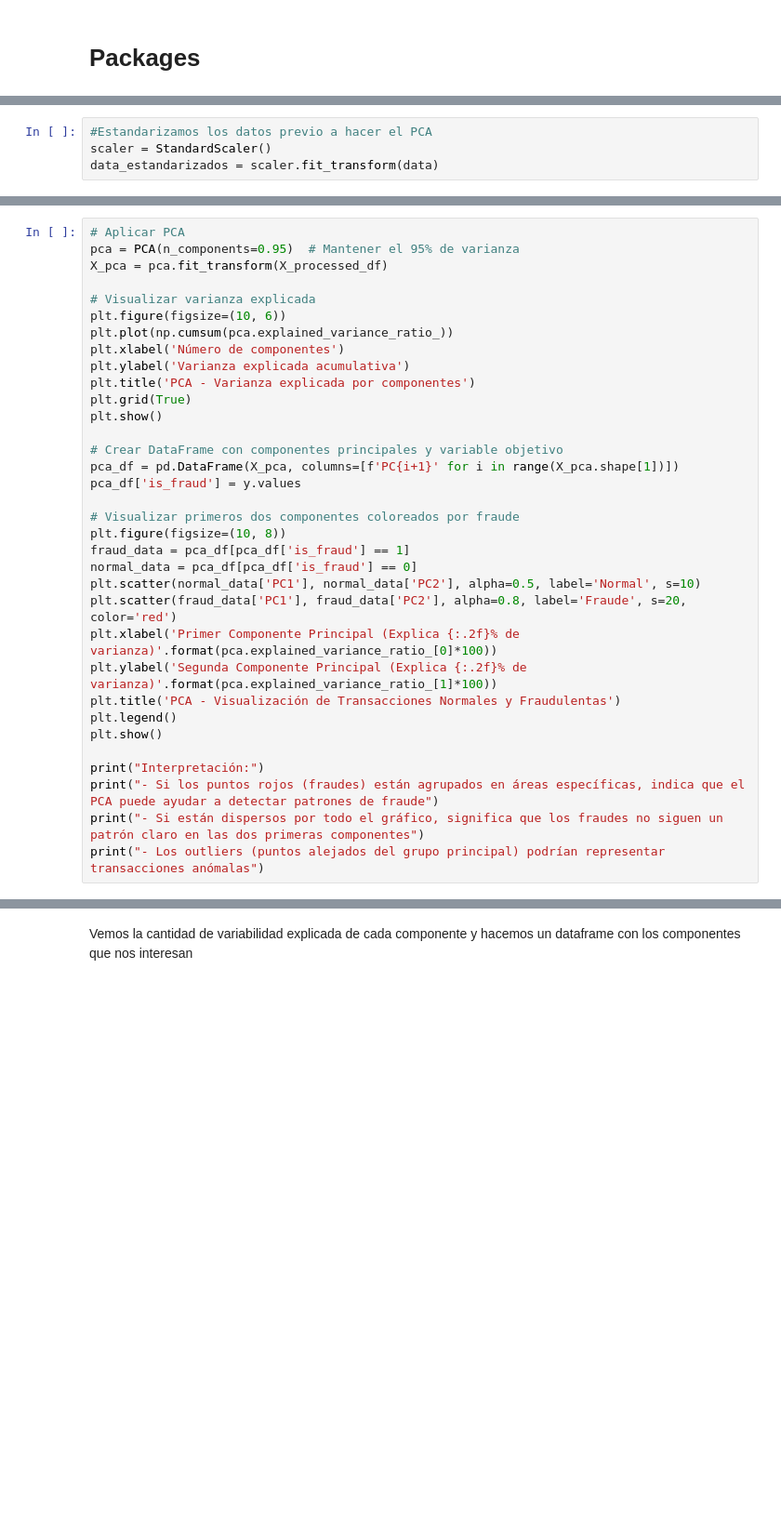
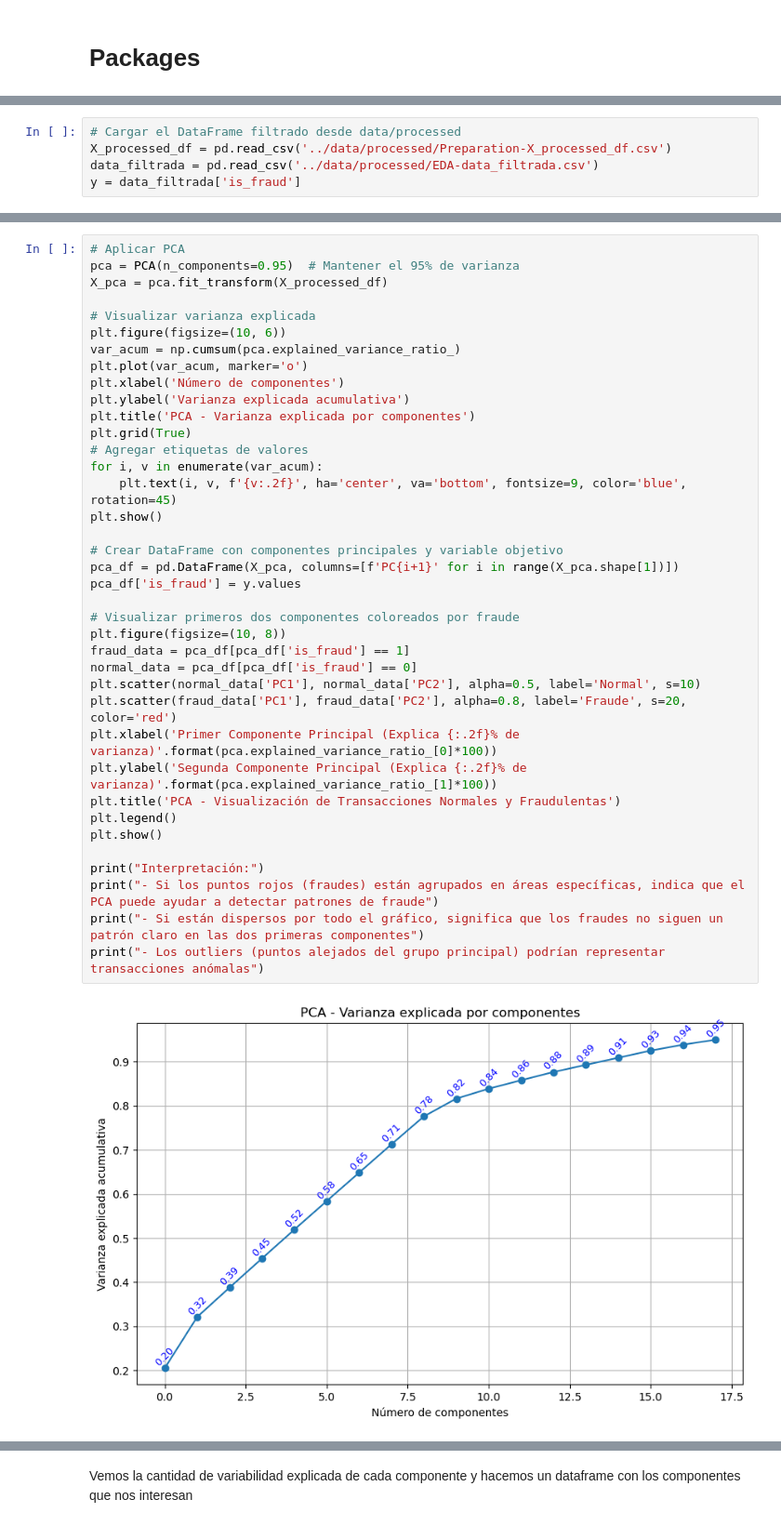
Before and after one commit to AgustinSilvio/Fraud_Detection, a Jupyter notebook: notebooks/03-PCA.ipynb, the cells around one changed output, grey strips where cells are left out. Shown at 93% size. Cells and saved outputs as stored; diff of their text form; blank space fills up the shorter version.

```diff
--- a/notebooks/03-PCA.ipynb
+++ b/notebooks/03-PCA.ipynb
@@ -32,4 +61,5 @@ from mpl_toolkits.mplot3d import Axes3D
 # %%
-#Estandarizamos los datos previo a hacer el PCA
-scaler = StandardScaler()
-data_estandarizados = scaler.fit_transform(data)
+# Cargar el DataFrame filtrado desde data/processed
+X_processed_df = pd.read_csv('../data/processed/Preparation-X_processed_df.csv')
+data_filtrada = pd.read_csv('../data/processed/EDA-data_filtrada.csv')
+y = data_filtrada['is_fraud']
@@ -39,31 +73,37 @@ pca = PCA(n_components=0.95)  # Mantener el 95% de varianza
 X_pca = pca.fit_transform(X_processed_df)
 
 # Visualizar varianza explicada
 plt.figure(figsize=(10, 6))
-plt.plot(np.cumsum(pca.explained_variance_ratio_))
+var_acum = np.cumsum(pca.explained_variance_ratio_)
+plt.plot(var_acum, marker='o')
 plt.xlabel('Número de componentes')
 plt.ylabel('Varianza explicada acumulativa')
 plt.title('PCA - Varianza explicada por componentes')
 plt.grid(True)
+# Agregar etiquetas de valores
+for i, v in enumerate(var_acum):
+    plt.text(i, v, f'{v:.2f}', ha='center', va='bottom', fontsize=9, color='blue', rotation=45)
 plt.show()
 
 # Crear DataFrame con componentes principales y variable objetivo
 pca_df = pd.DataFrame(X_pca, columns=[f'PC{i+1}' for i in range(X_pca.shape[1])])
 pca_df['is_fraud'] = y.values
 
 # Visualizar primeros dos componentes coloreados por fraude
 plt.figure(figsize=(10, 8))
 fraud_data = pca_df[pca_df['is_fraud'] == 1]
 normal_data = pca_df[pca_df['is_fraud'] == 0]
 plt.scatter(normal_data['PC1'], normal_data['PC2'], alpha=0.5, label='Normal', s=10)
 plt.scatter(fraud_data['PC1'], fraud_data['PC2'], alpha=0.8, label='Fraude', s=20, color='red')
 plt.xlabel('Primer Componente Principal (Explica {:.2f}% de varianza)'.format(pca.explained_variance_ratio_[0]*100))
 plt.ylabel('Segunda Componente Principal (Explica {:.2f}% de varianza)'.format(pca.explained_variance_ratio_[1]*100))
 plt.title('PCA - Visualización de Transacciones Normales y Fraudulentas')
 plt.legend()
 plt.show()
 
 print("Interpretación:")
 print("- Si los puntos rojos (fraudes) están agrupados en áreas específicas, indica que el PCA puede ayudar a detectar patrones de fraude")
 print("- Si están dispersos por todo el gráfico, significa que los fraudes no siguen un patrón claro en las dos primeras componentes")
 print("- Los outliers (puntos alejados del grupo principal) podrían representar transacciones anómalas")
+# %% [output]
+[figure, added]
```
Also changed, not shown: parts of 23 cells of this notebook, 3 other files.
